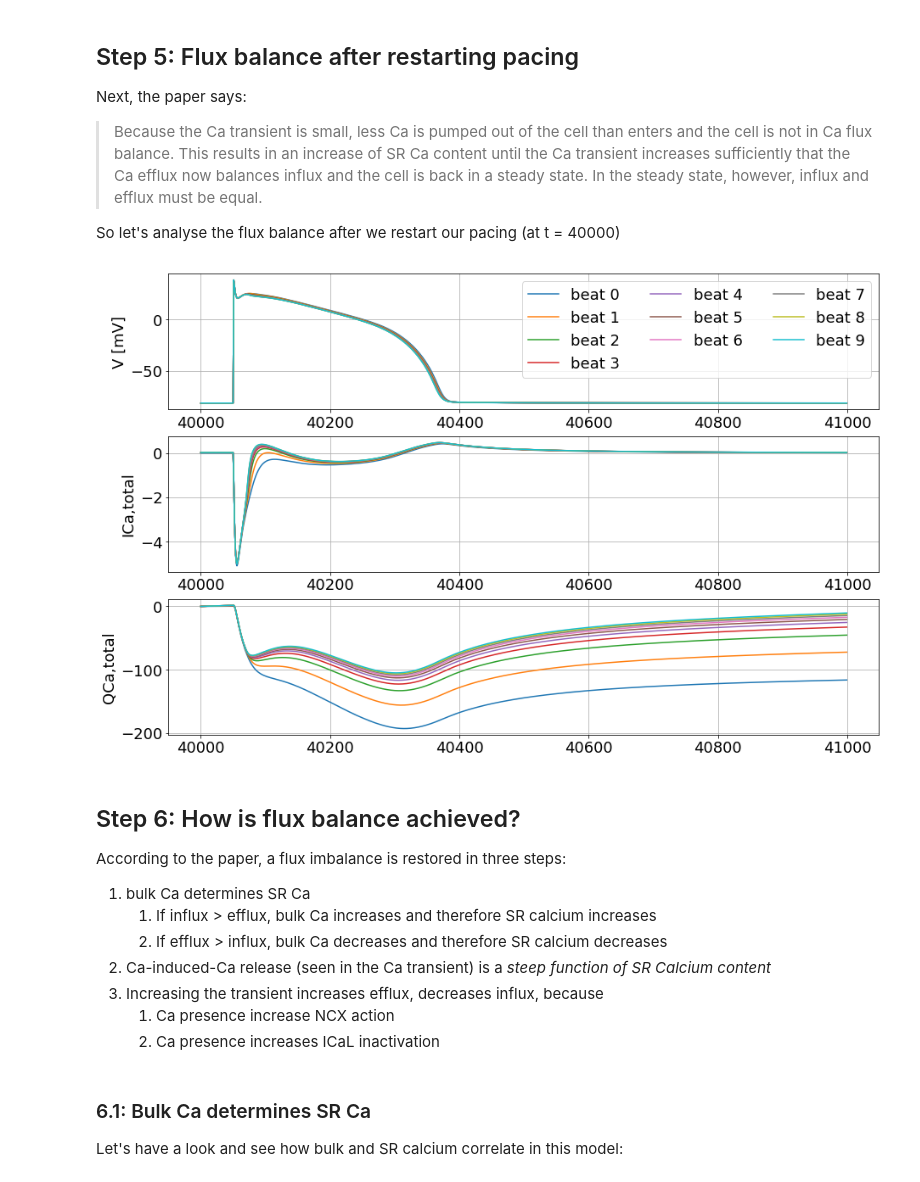
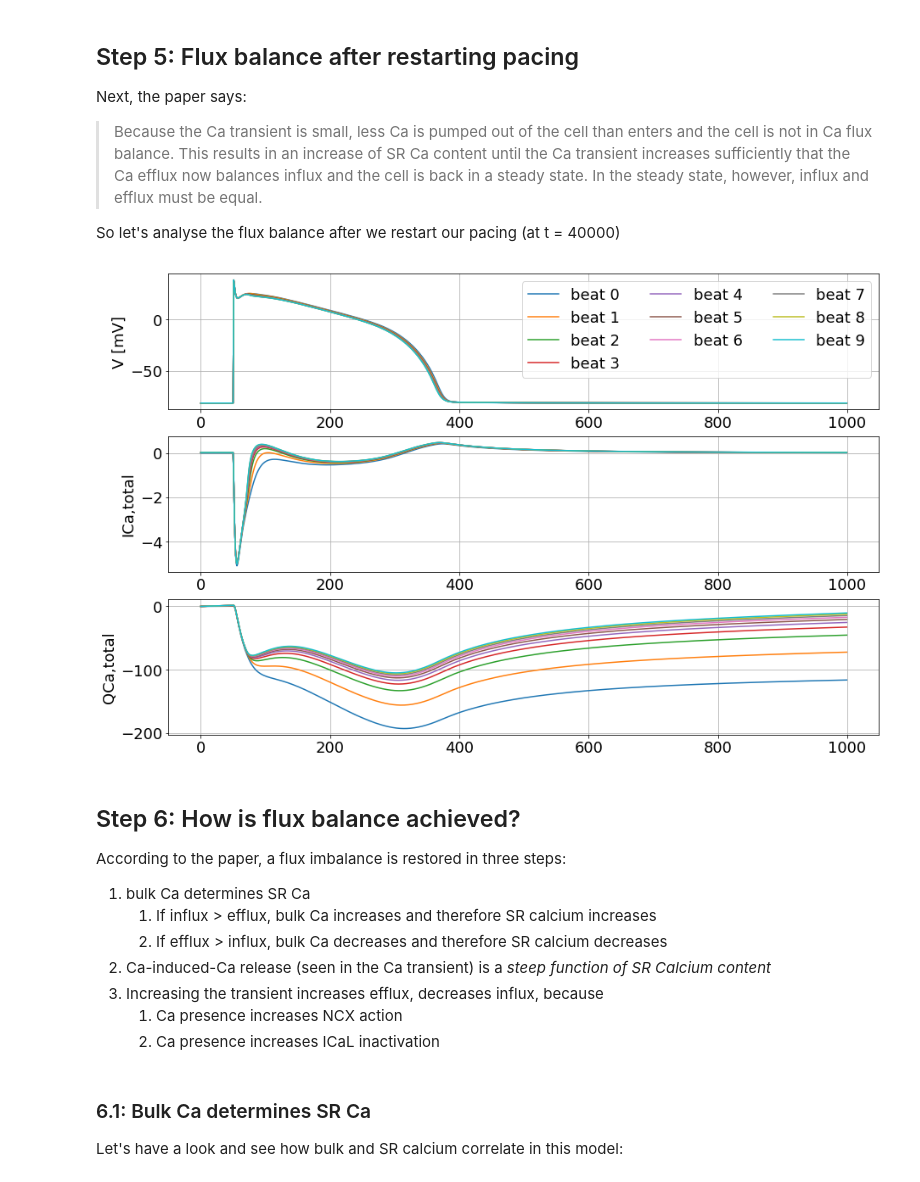
Before and after one commit to MichaelClerx/eisner-example, a Jupyter notebook: eisner-2017-examples.ipynb, the cells around one changed output. Drawn from its saved outputs; the diff is of its cells as text; code cells hidden in the pictures.

```diff
--- a/eisner-2017-examples.ipynb
+++ b/eisner-2017-examples.ipynb
@@ -270,14 +270,14 @@ So let's analyse the flux balance after we restart our pacing (at t = 40000)
 # %%
 # Resample to get evenly spaced points in time
 d2 = d.regularize(1)
 
 # Chop off the bit before 40000
-d2 = d2.trim_left(40000)
+d2 = d2.trim_left(40000, adjust=True)
 
 # Plot flux balance
 plot_flux_balance(d2)
 # %% [output]
-[figure, old version]
+[figure, new version]
 # %% [markdown]
 ## Step 6: How is flux balance achieved?
 
@@ -288,7 +288,7 @@ According to the paper, a flux imbalance is restored in three steps:
     2. If efflux > influx, bulk Ca decreases and therefore SR calcium decreases
 2. Ca-induced-Ca release (seen in the Ca transient) is a _steep function of SR Calcium content_
 3. Increasing the transient increases efflux, decreases influx, because
-    1. Ca presence increase NCX action
+    1. Ca presence increases NCX action
     2. Ca presence increases ICaL inactivation
 # %% [markdown]
 ### 6.1: Bulk Ca determines SR Ca
```
Also changed, not shown: parts of 16 cells of this notebook.
